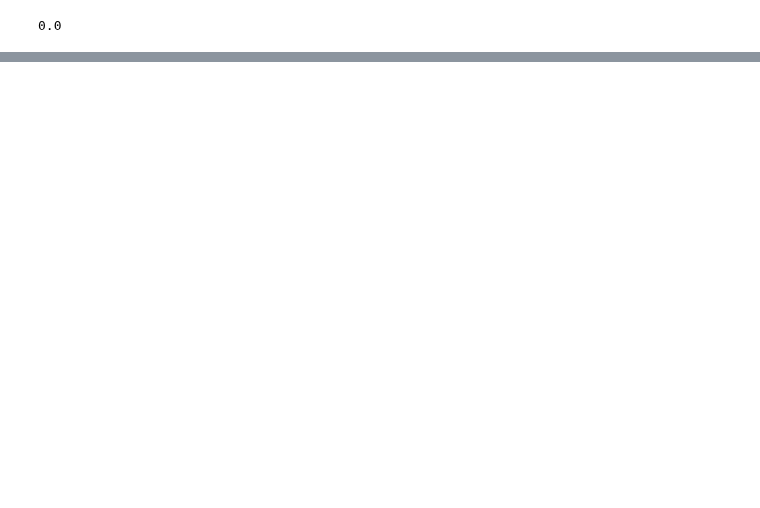
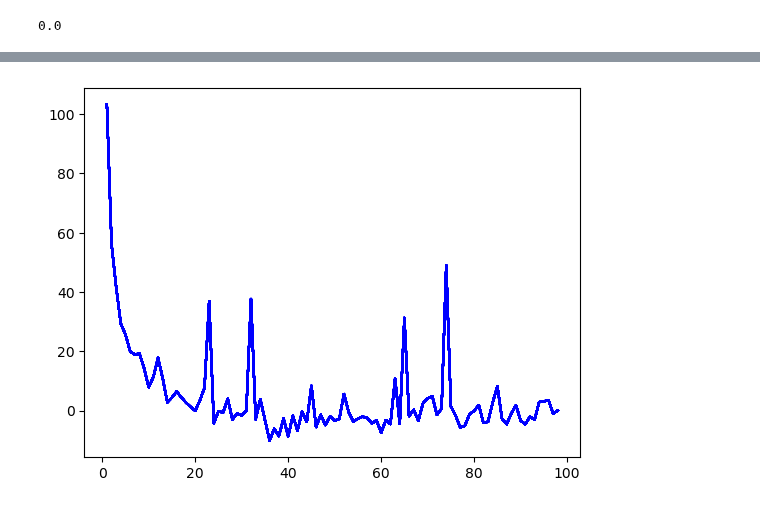
Before and after one commit to aM0NKE/ComplexSystemSimulation, a Jupyter notebook: mesa-schelling/archive/WealthSegregation.ipynb, the cells around one changed output, grey strips where cells are left out. Drawn from its saved outputs; the diff is of its cells as text; code cells hidden in the pictures; blank space fills up the shorter version.

```diff
--- a/mesa-schelling/archive/WealthSegregation.ipynb
+++ b/mesa-schelling/archive/WealthSegregation.ipynb
@@ -118,3 +129,15 @@ plt.show()
+# %%
+def derivative(x,y):
+    derivative = np.zeros((len(x), len(y)))
+    for i in range(len(x)-1):
+        derivative[i] = (y[i] - y[i+1]) / (x[i] - x[i+1])
+    return derivative
+# %%
+deriv = derivative(L, average_vars)
+plt.plot(L, deriv, '-b')
+plt.show()
+# %% [output]
+[figure, added]
 # %%
 # Fitting exponential function
 
```
Also changed, not shown: parts of 12 cells of this notebook, 1 other file.
